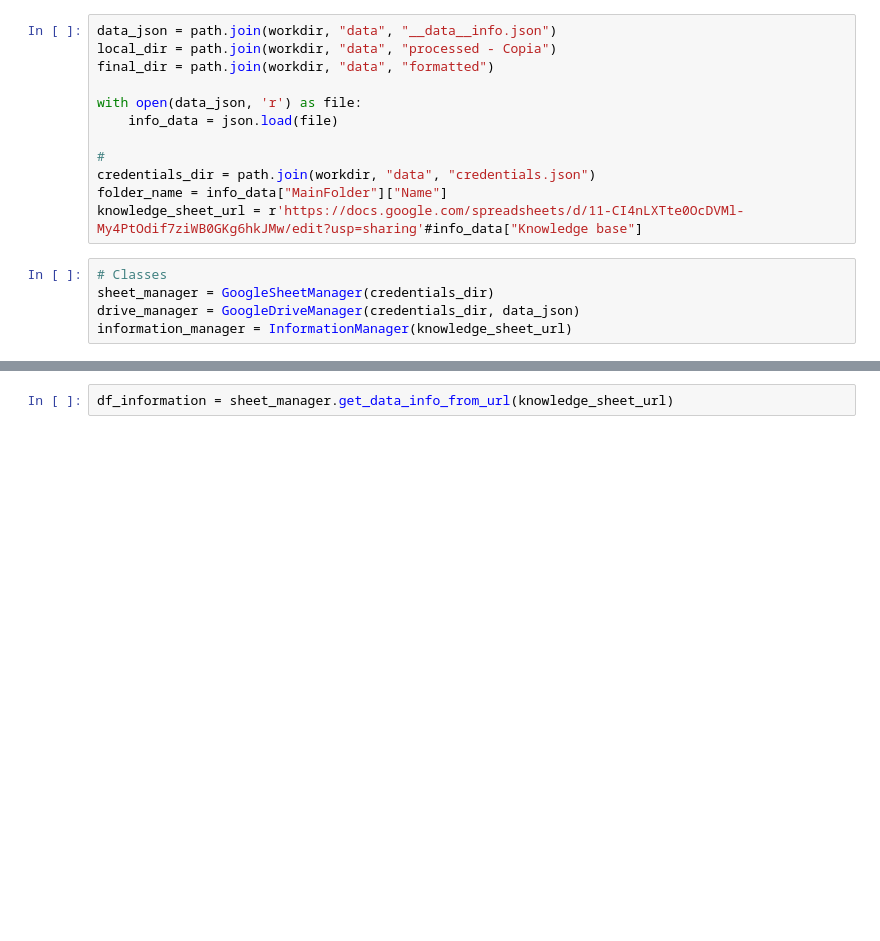
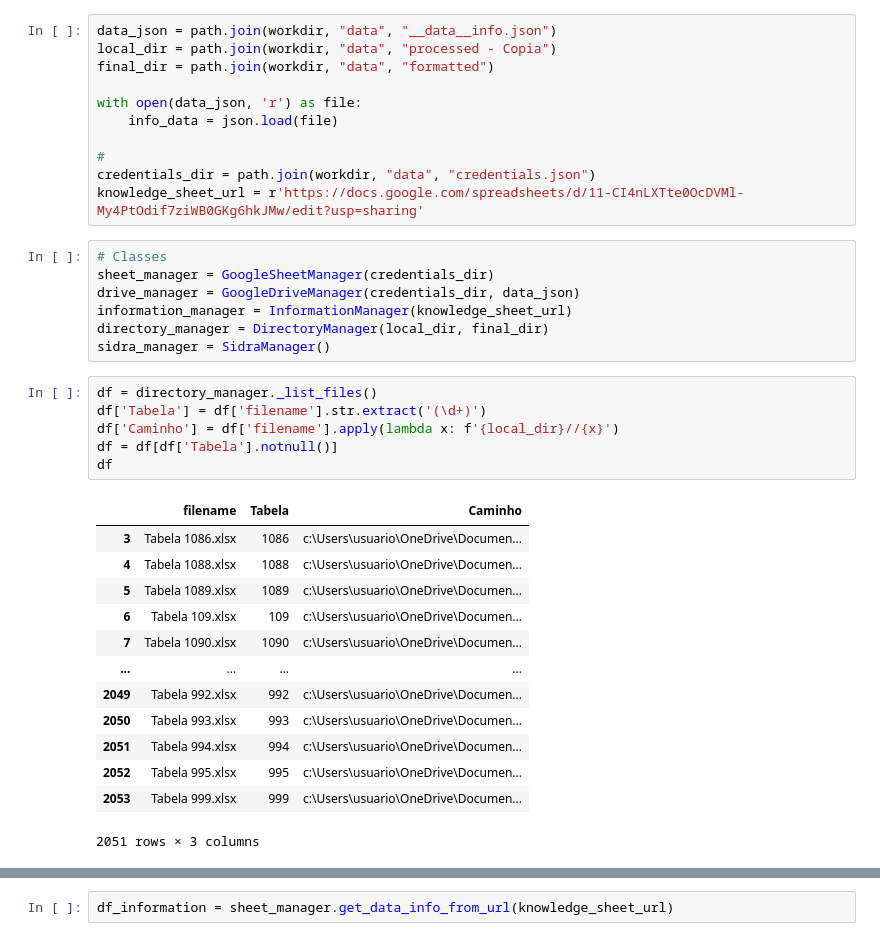
Before and after one commit to alexand7e/Dataset-PI, a Jupyter notebook: notebooks/Sidra-Set_repository.ipynb, the cells around one changed output, grey strips where cells are left out. Saved outputs shown, nothing was run; the diff lists cells and outputs as text; blank space fills up the shorter version.

```diff
--- a/notebooks/Sidra-Set_repository.ipynb
+++ b/notebooks/Sidra-Set_repository.ipynb
@@ -21,10 +24,31 @@ with open(data_json, 'r') as file:
 
 #
 credentials_dir = path.join(workdir, "data", "credentials.json")
-folder_name = info_data["MainFolder"]["Name"]
-knowledge_sheet_url = r'https://docs.google.com/spreadsheets/d/11-CI4nLXTte0OcDVMl-My4PtOdif7ziWB0GKg6hkJMw/edit?usp=sharing'#info_data["Knowledge base"]
+knowledge_sheet_url = r'https://docs.google.com/spreadsheets/d/11-CI4nLXTte0OcDVMl-My4PtOdif7ziWB0GKg6hkJMw/edit?usp=sharing'
 # %%
 # Classes
 sheet_manager = GoogleSheetManager(credentials_dir)
 drive_manager = GoogleDriveManager(credentials_dir, data_json)
 information_manager = InformationManager(knowledge_sheet_url)
+directory_manager = DirectoryManager(local_dir, final_dir)
+sidra_manager = SidraManager()
+# %%
+df = directory_manager._list_files()
+df['Tabela'] = df['filename'].str.extract('(\d+)')
+df['Caminho'] = df['filename'].apply(lambda x: f'{local_dir}//{x}')
+df = df[df['Tabela'].notnull()]
+df
+# %% [output]
+|  | filename | Tabela | Caminho |
+| 3 | Tabela 1086.xlsx | 1086 | c:\Users\usuario\OneDrive\Documen... |
+| 4 | Tabela 1088.xlsx | 1088 | c:\Users\usuario\OneDrive\Documen... |
+| 5 | Tabela 1089.xlsx | 1089 | c:\Users\usuario\OneDrive\Documen... |
+| 6 | Tabela 109.xlsx | 109 | c:\Users\usuario\OneDrive\Documen... |
+| 7 | Tabela 1090.xlsx | 1090 | c:\Users\usuario\OneDrive\Documen... |
+| ... | ... | ... | ... |
+| 2049 | Tabela 992.xlsx | 992 | c:\Users\usuario\OneDrive\Documen... |
+| 2050 | Tabela 993.xlsx | 993 | c:\Users\usuario\OneDrive\Documen... |
+| 2051 | Tabela 994.xlsx | 994 | c:\Users\usuario\OneDrive\Documen... |
+| 2052 | Tabela 995.xlsx | 995 | c:\Users\usuario\OneDrive\Documen... |
+| 2053 | Tabela 999.xlsx | 999 | c:\Users\usuario\OneDrive\Documen... |
+2051 rows × 3 columns
```
Also changed, not shown: parts of 7 cells of this notebook, 15 other files.
